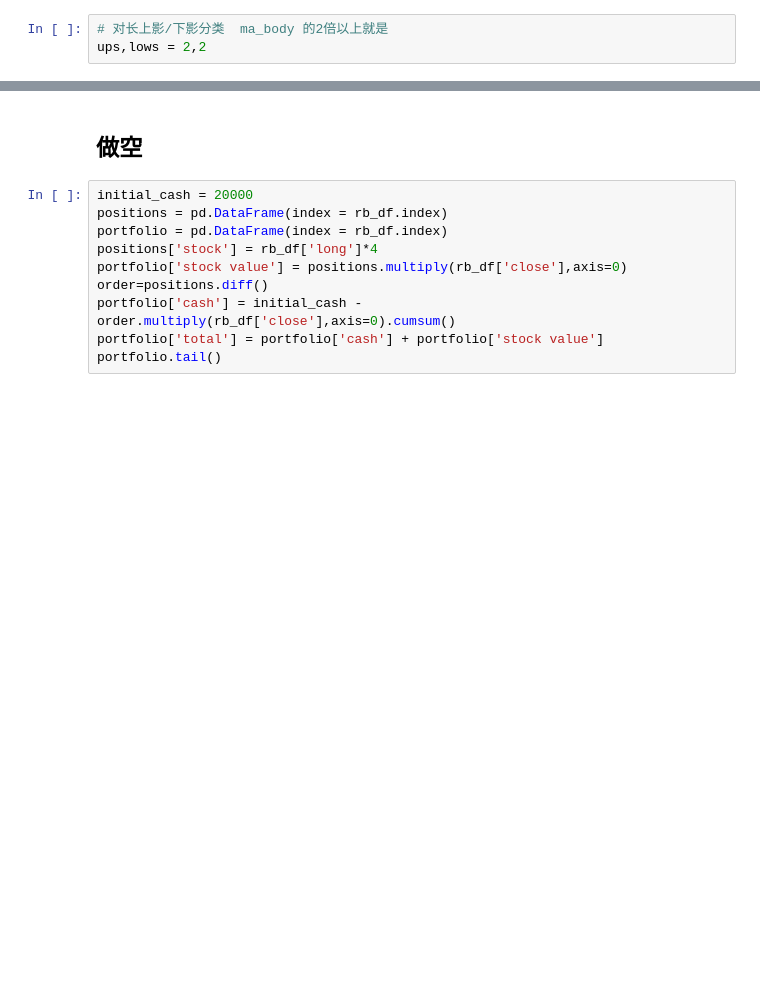
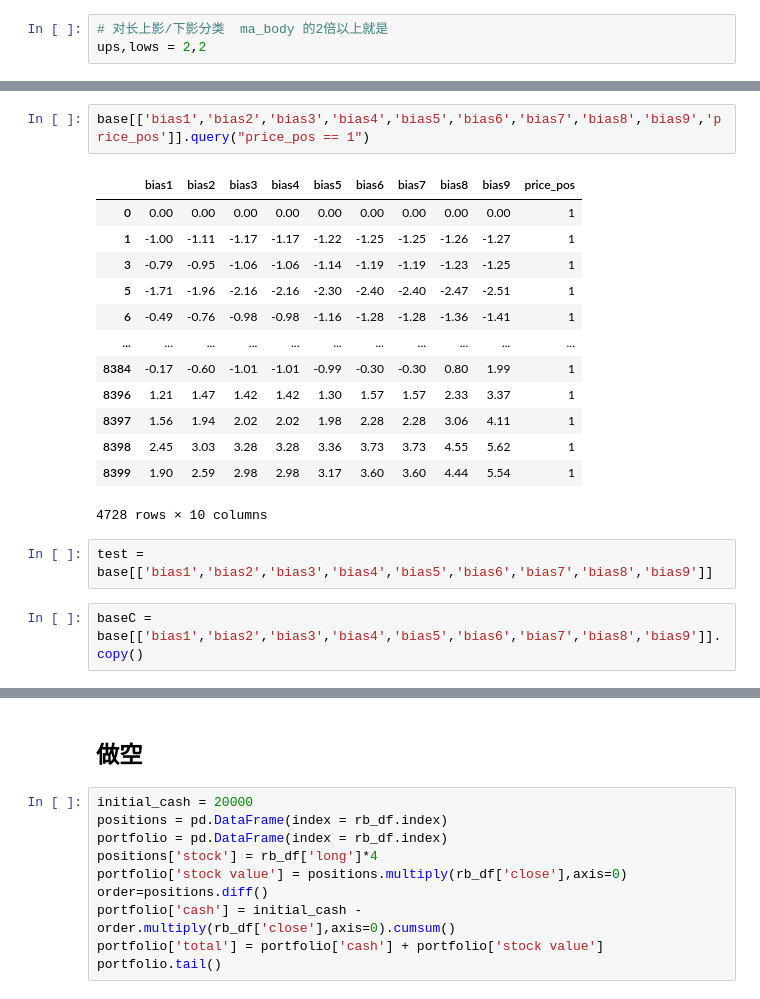
Before and after one commit to nuswgg/quants_qa, a Jupyter notebook: python/Py Quant Trading Practise/测试RB.ipynb, the cells around one changed output, grey strips where cells are left out. Cells and saved outputs as stored; diff of their text form; blank space fills up the shorter version.

```diff
--- a/python/Py Quant Trading Practise/测试RB.ipynb
+++ b/python/Py Quant Trading Practise/测试RB.ipynb
@@ -698,0 +1008,20 @@ calc_base_data(klines)
+# %%
+base[['bias1','bias2','bias3','bias4','bias5','bias6','bias7','bias8','bias9','price_pos']].query("price_pos == 1")
+# %% [output]
+|  | bias1 | bias2 | bias3 | bias4 | bias5 | bias6 | bias7 | bias8 | bias9 | price_pos |
+| 0 | 0.00 | 0.00 | 0.00 | 0.00 | 0.00 | 0.00 | 0.00 | 0.00 | 0.00 | 1 |
+| 1 | -1.00 | -1.11 | -1.17 | -1.17 | -1.22 | -1.25 | -1.25 | -1.26 | -1.27 | 1 |
+| 3 | -0.79 | -0.95 | -1.06 | -1.06 | -1.14 | -1.19 | -1.19 | -1.23 | -1.25 | 1 |
+| 5 | -1.71 | -1.96 | -2.16 | -2.16 | -2.30 | -2.40 | -2.40 | -2.47 | -2.51 | 1 |
+| 6 | -0.49 | -0.76 | -0.98 | -0.98 | -1.16 | -1.28 | -1.28 | -1.36 | -1.41 | 1 |
+| ... | ... | ... | ... | ... | ... | ... | ... | ... | ... | ... |
+| 8384 | -0.17 | -0.60 | -1.01 | -1.01 | -0.99 | -0.30 | -0.30 | 0.80 | 1.99 | 1 |
+| 8396 | 1.21 | 1.47 | 1.42 | 1.42 | 1.30 | 1.57 | 1.57 | 2.33 | 3.37 | 1 |
+| 8397 | 1.56 | 1.94 | 2.02 | 2.02 | 1.98 | 2.28 | 2.28 | 3.06 | 4.11 | 1 |
+| 8398 | 2.45 | 3.03 | 3.28 | 3.28 | 3.36 | 3.73 | 3.73 | 4.55 | 5.62 | 1 |
+| 8399 | 1.90 | 2.59 | 2.98 | 2.98 | 3.17 | 3.60 | 3.60 | 4.44 | 5.54 | 1 |
+4728 rows × 10 columns
+# %%
+test =  base[['bias1','bias2','bias3','bias4','bias5','bias6','bias7','bias8','bias9']]
+# %%
+baseC = base[['bias1','bias2','bias3','bias4','bias5','bias6','bias7','bias8','bias9']].copy()
```
Also changed, not shown: parts of 69 cells of this notebook, 3 other files.
